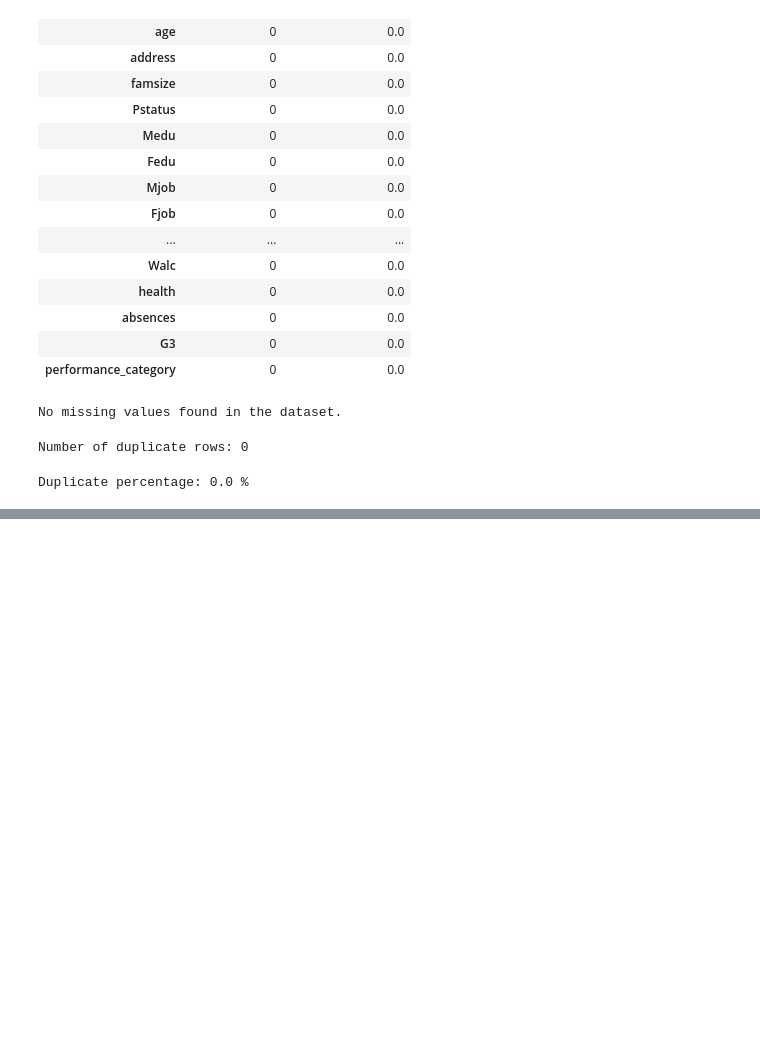
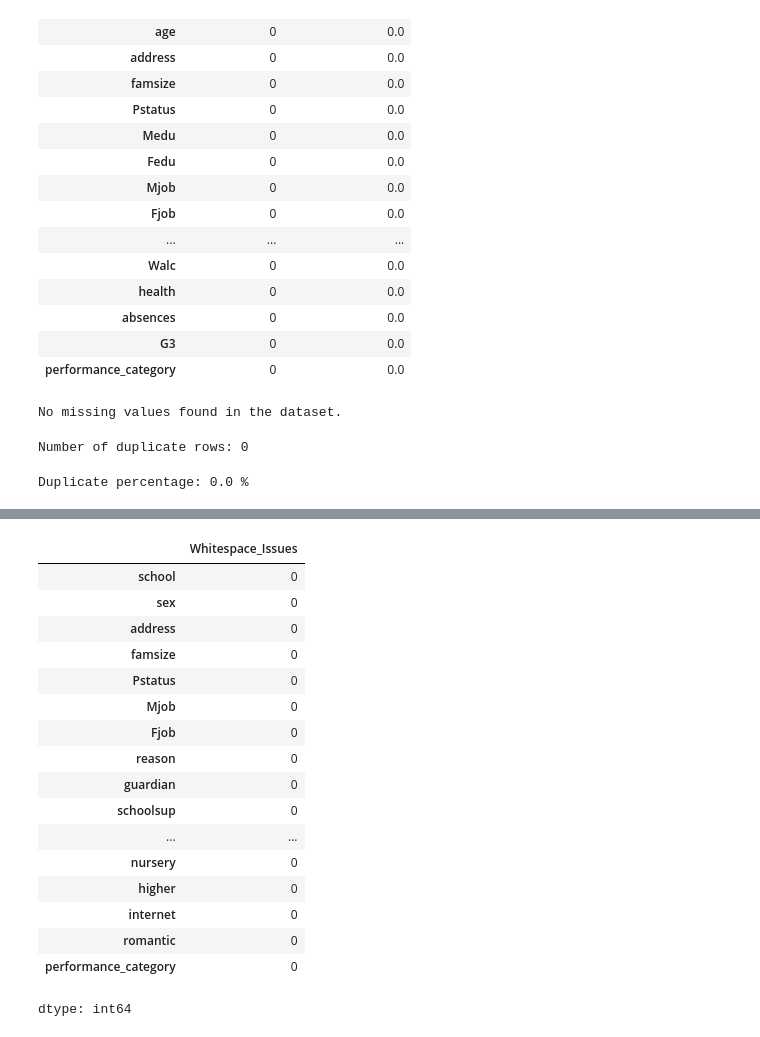
Before and after one commit to lightcode01-oss/IYB_INTERNSHIP, a Jupyter notebook: Day_04_Data_Quality_Analysis.ipynb, the cells around one changed output, grey strips where cells are left out. Drawn from its saved outputs; the diff is of its cells as text; code cells hidden in the pictures; blank space fills up the shorter version.

```diff
--- a/Day_04_Data_Quality_Analysis.ipynb
+++ b/Day_04_Data_Quality_Analysis.ipynb
@@ -219,0 +328,9 @@ Duplicate percentage: 0.0 %
+# %%
+# Identify categorical columns
+
+categorical_columns = df.select_dtypes(
+    include=["object", "category", "bool"]
+).columns.tolist()
+
+print("Categorical columns:")
+print(categorical_columns)
@@ -219,0 +340,11 @@ Duplicate percentage: 0.0 %
+# %%
+# Analyze frequency distribution of categorical variables
+
+for column in categorical_columns:
+    print("\n" + "=" * 60)
+    print("Feature:", column)
+
+    print(
+        df[column]
+        .value_counts(dropna=False)
+    )
@@ -219,0 +369,39 @@ Duplicate percentage: 0.0 %
+# %%
+# Check for leading or trailing whitespace in categorical values
+
+whitespace_issues = {}
+
+for column in categorical_columns:
+    values = df[column].dropna().astype(str)
+
+    count = (
+        values.str.strip() != values
+    ).sum()
+
+    whitespace_issues[column] = count
+
+whitespace_summary = pd.Series(
+    whitespace_issues,
+    name="Whitespace_Issues"
+)
+
+whitespace_summary
+# %% [output]
+|  | Whitespace_Issues |
+| school | 0 |
+| sex | 0 |
+| address | 0 |
+| famsize | 0 |
+| Pstatus | 0 |
+| Mjob | 0 |
+| Fjob | 0 |
+| reason | 0 |
+| guardian | 0 |
+| schoolsup | 0 |
+| ... | ... |
+| nursery | 0 |
+| higher | 0 |
+| internet | 0 |
+| romantic | 0 |
+| performance_category | 0 |
+dtype: int64
```
Also changed, not shown: parts of 8 cells of this notebook.
